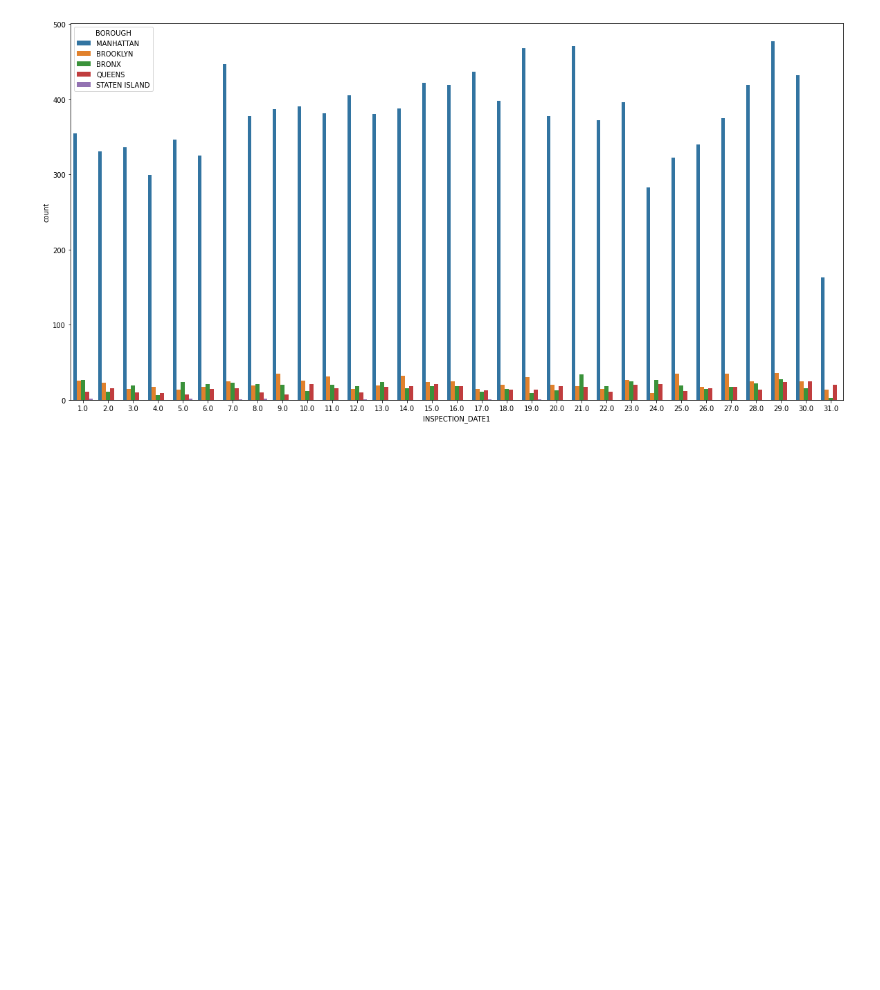
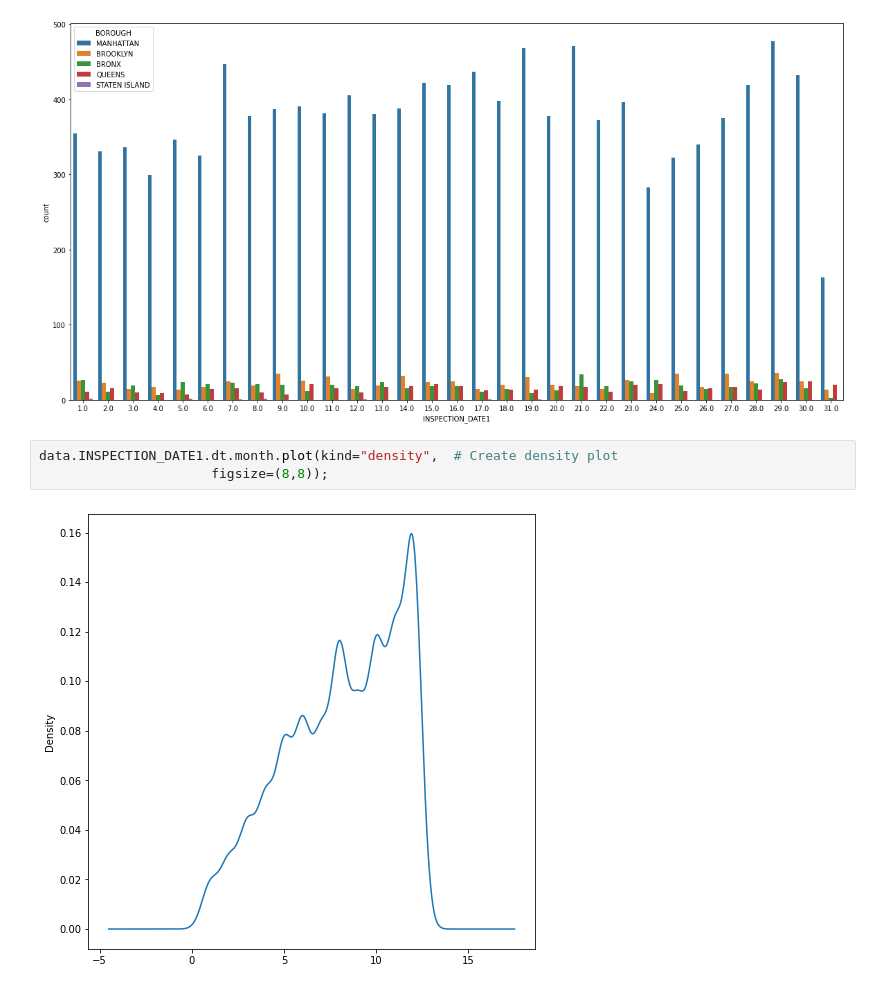
Before and after one commit to rushikeshnaik779/EDA, a Jupyter notebook: Simple_EDA__Rooftop_Drinking_Water_Tank_Inspection_Results.ipynb, the cells around one changed output. Cells and saved outputs as stored; diff of their text form; blank space fills up the shorter version.

```diff
--- a/Simple_EDA__Rooftop_Drinking_Water_Tank_Inspection_Results.ipynb
+++ b/Simple_EDA__Rooftop_Drinking_Water_Tank_Inspection_Results.ipynb
@@ -573,3 +573,8 @@ sns.countplot(data.INSPECTION_DATE1.dt.day, hue=data.BOROUGH)
 plt.show()
 # %% [output]
 [figure]
+# %%
+data.INSPECTION_DATE1.dt.month.plot(kind="density",  # Create density plot
+                      figsize=(8,8));
+# %% [output]
+[figure, added]
```
Also changed, not shown: parts of 11 cells of this notebook.
